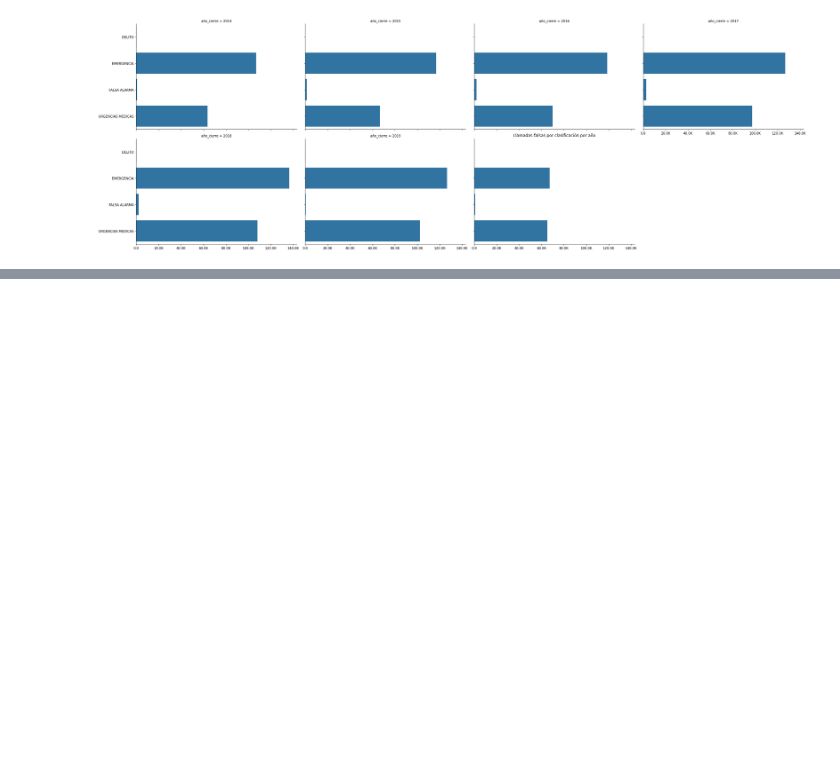
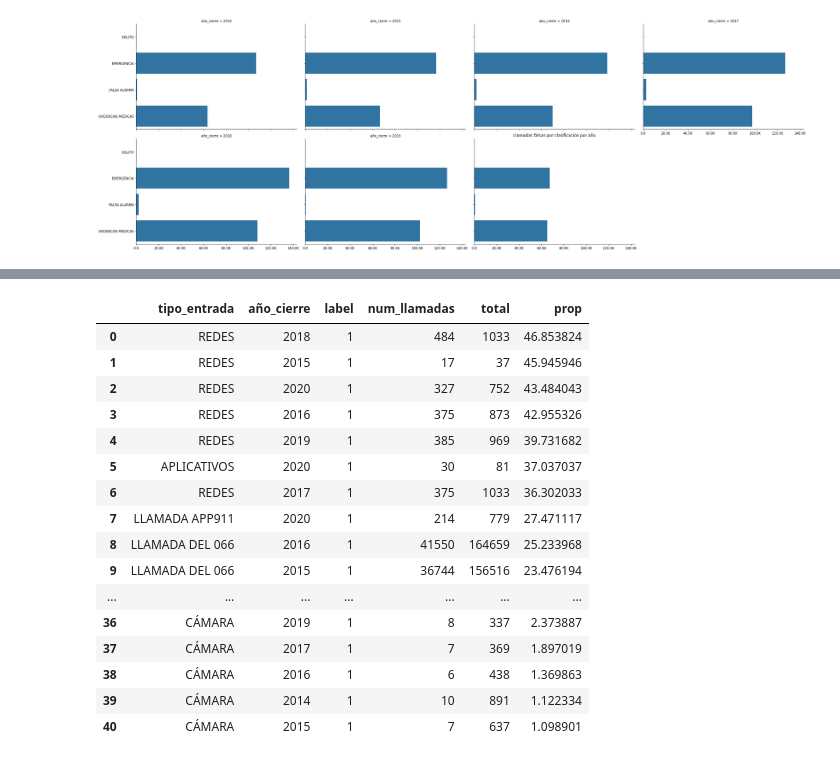
Before and after one commit to caroacostatovany/accidentes-viales-CDMX, a Jupyter notebook: notebooks/EDA_GEDA_Caro.ipynb, the cells around one changed output, grey strips where cells are left out. Cells and saved outputs as stored; diff of their text form; code cells hidden in the pictures; blank space fills up the shorter version.

```diff
--- a/notebooks/EDA_GEDA_Caro.ipynb
+++ b/notebooks/EDA_GEDA_Caro.ipynb
@@ -420,0 +508,2 @@ plt.show()
+# %%
+incidentes_viales_df = incidentes_viales_df.drop('geopoint', axis=1)
@@ -420,0 +664,14 @@ plt.show()
+# %%
+tipo_entrada_total = incidentes_viales_df.groupby(["tipo_entrada", "año_cierre"], as_index=True).count()
+
+tipo_entrada_total = tipo_entrada_total.drop(
+    columns=['fecha_creacion', 'hora_creacion', 'hora_creacion',
+             'dia_semana', 'fecha_cierre',
+             'mes_cierre', 'hora_cierre',
+             'delegacion_inicio', 'latitud', 'longitud',
+             'clas_con_f_alarma', 'delegacion_cierre',
+             'geopoint', 'mes', 'incidente_c4',
+             'codigo_cierre', 'label'], axis=1)\
+ .rename(columns={'folio':'total_llamadas'})
+
+tipo_entrada_total
@@ -420,0 +727,26 @@ plt.show()
+# %%
+tipo_entrada_falsa['total'] = tipo_entrada_total['total_llamadas']
+tipo_entrada_falsa['prop'] = tipo_entrada_falsa['num_llamadas']/tipo_entrada_total['total_llamadas']*100
+
+tipo_entrada_falsa = tipo_entrada_falsa[tipo_entrada_falsa['label'] == 1]\
+ .sort_values('prop', ascending=False).reset_index()
+
+tipo_entrada_falsa
+# %% [output]
+|  | tipo_entrada | año_cierre | label | num_llamadas | total | prop |
+| 0 | REDES | 2018 | 1 | 484 | 1033 | 46.853824 |
+| 1 | REDES | 2015 | 1 | 17 | 37 | 45.945946 |
+| 2 | REDES | 2020 | 1 | 327 | 752 | 43.484043 |
+| 3 | REDES | 2016 | 1 | 375 | 873 | 42.955326 |
+| 4 | REDES | 2019 | 1 | 385 | 969 | 39.731682 |
+| 5 | APLICATIVOS | 2020 | 1 | 30 | 81 | 37.037037 |
+| 6 | REDES | 2017 | 1 | 375 | 1033 | 36.302033 |
+| 7 | LLAMADA APP911 | 2020 | 1 | 214 | 779 | 27.471117 |
+| 8 | LLAMADA DEL 066 | 2016 | 1 | 41550 | 164659 | 25.233968 |
+| 9 | LLAMADA DEL 066 | 2015 | 1 | 36744 | 156516 | 23.476194 |
+| ... | ... | ... | ... | ... | ... | ... |
+| 36 | CÁMARA | 2019 | 1 | 8 | 337 | 2.373887 |
+| 37 | CÁMARA | 2017 | 1 | 7 | 369 | 1.897019 |
+| 38 | CÁMARA | 2016 | 1 | 6 | 438 | 1.369863 |
+| 39 | CÁMARA | 2014 | 1 | 10 | 891 | 1.122334 |
+| 40 | CÁMARA | 2015 | 1 | 7 | 637 | 1.098901 |
```
Also changed, not shown: parts of 34 cells of this notebook.
